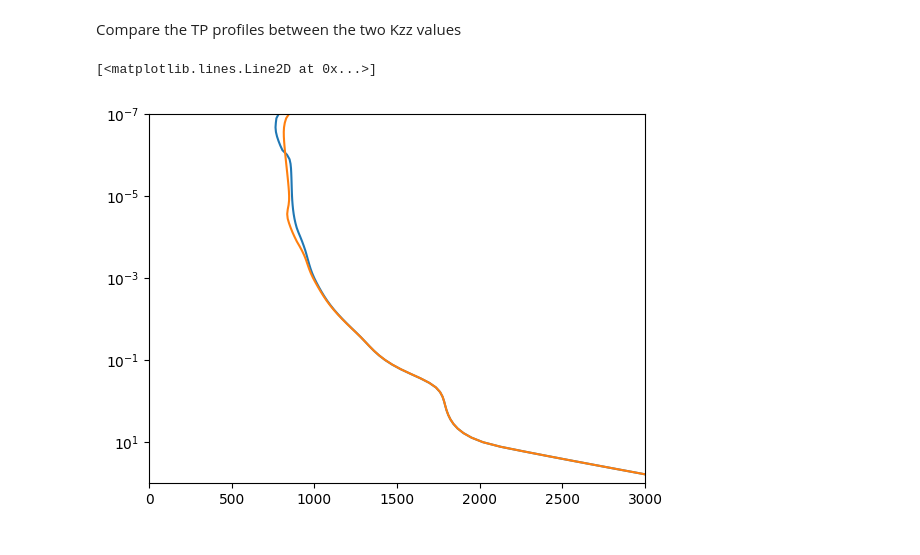
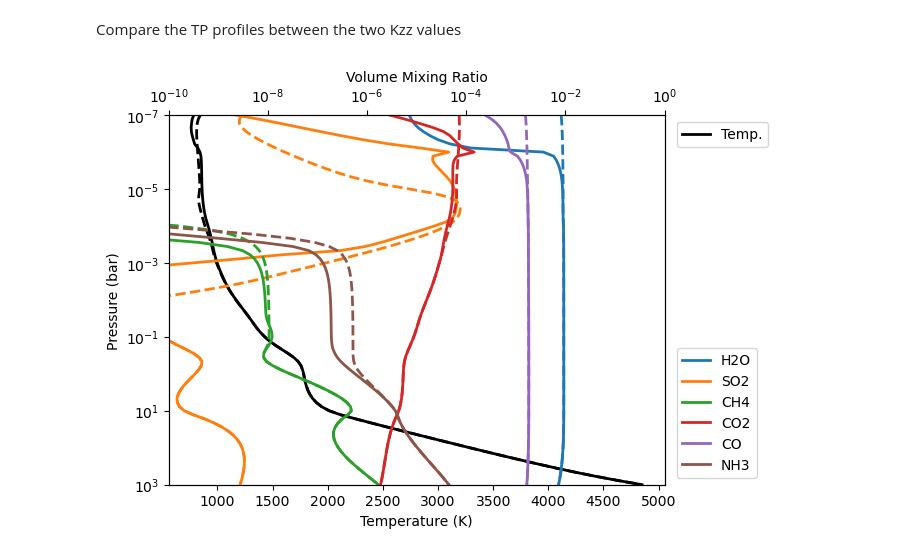
Before and after one commit to natashabatalha/picaso, a Jupyter notebook: docs/notebooks/D_climate/3_Exoplanet-Photochemistry.ipynb, the cells around one changed output. Cells and saved outputs as stored; diff of their text form; code cells hidden in the pictures.

```diff
--- a/docs/notebooks/D_climate/3_Exoplanet-Photochemistry.ipynb
+++ b/docs/notebooks/D_climate/3_Exoplanet-Photochemistry.ipynb
@@ -223,0 +212,15 @@ out2['ptchem_df'].to_csv("W39b_+1.0_0.3_kzz11",sep="\t")
+# %%
+# Make new inputs object with kz set to 1e11
+cl_run = make_inputs(kz=1e11, filename_guess="W39b_+1.0_0.3_kzz8")
+
+# Run climate model
+out2 = cl_run.climate(
+    opacity_ck,
+    save_all_profiles=True,
+    save_all_kzz=False,
+    self_consistent_kzz=False,
+    diseq_chem=True
+)
+
+# Save results
+out2['ptchem_df'].to_csv("W39b_+1.0_0.3_kzz11",sep="\t")
@@ -224,10 +245,29 @@ out2['ptchem_df'].to_csv("W39b_+1.0_0.3_kzz11",sep="\t")
 # %% [markdown]
 Compare the TP profiles between the two Kzz values
 # %%
-plt.ylim(1e2,1e-7)
-plt.xlim(0,3000)
-plt.semilogy(out['ptchem_df']['temperature'],out['ptchem_df']['pressure'])
-plt.semilogy(out2['ptchem_df']['temperature'],out2['ptchem_df']['pressure'])
+fig, ax = plt.subplots(1,1)
+
+# P-T profile
+ax.plot(out['ptchem_df']['temperature'], out['ptchem_df']['pressure'], c='k', lw=2, label='Temp.')
+ax.plot(out2['ptchem_df']['temperature'], out2['ptchem_df']['pressure'], c='k', lw=2, ls='--')
+ax.set_yscale('log')
+ax.set_ylim(1e3, 1e-7)
+ax.set_ylabel('Pressure (bar)')
+ax.set_xlabel('Temperature (K)')
+ax.legend(ncol=1, bbox_to_anchor=(1.01,1.0),loc='upper left')
+
+# Composition
+ax1 = ax.twiny()
+ax1.plot()
+for i,sp in enumerate(['H2O','SO2','CH4','CO2','CO','NH3']):
+    ax1.plot(out['ptchem_df'][sp], out['ptchem_df']['pressure'], c='C'+str(i), label=sp, lw=2)
+    ax1.plot(out2['ptchem_df'][sp], out2['ptchem_df']['pressure'], c='C'+str(i), lw=2, ls='--')
+
+ax1.set_xscale('log')
+ax1.set_xlim(1e-10, 1)
+ax1.set_xlabel('Volume Mixing Ratio')
+ax1.legend(ncol=1, bbox_to_anchor=(1.01,0.0),loc='lower left')
+
+plt.show()
 # %% [output]
-[<matplotlib.lines.Line2D at 0x...>]
-[figure, old version]
+[figure, new version]
```
Also changed, not shown: parts of 28 cells of this notebook, 5 other files.
